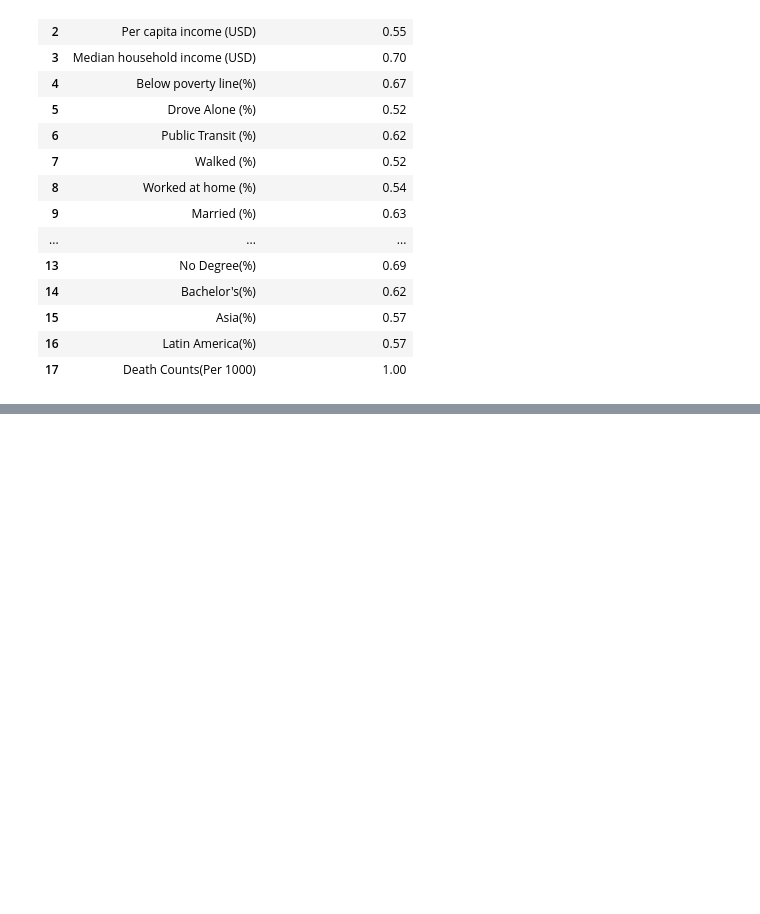
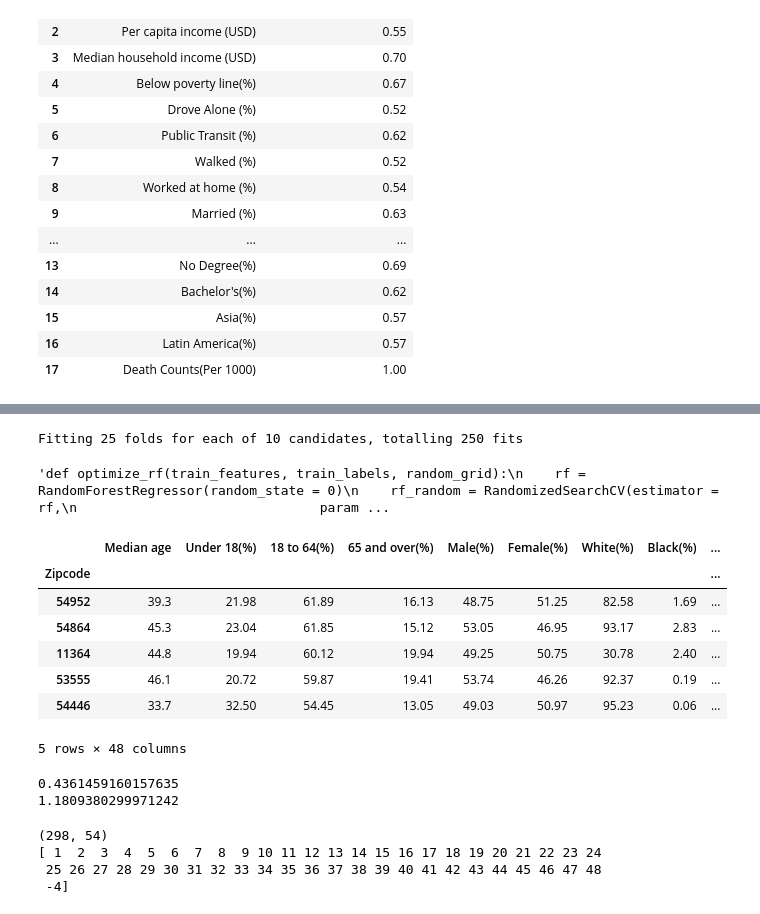
Before and after one commit to uic-cs418/modeling-the-pandemic, a Jupyter notebook: cowen_notebook.ipynb, the cells around one changed output, grey strips where cells are left out. Cells and saved outputs as stored; diff of their text form; code cells hidden in the pictures; blank space fills up the shorter version.

```diff
--- a/cowen_notebook.ipynb
+++ b/cowen_notebook.ipynb
@@ -343,0 +398,50 @@ The lower population zipcodes are mostly on the left side of the plot, suggestin
+# %%
+city_hyperparam_tuning = optimize_rf2(cityX_train, cityy_train.loc[:,"Death Counts(Per 1000)"], random_grid = random_grid)
+# %% [output]
+Fitting 25 folds for each of 10 candidates, totalling 250 fits
+# %%
+import inspect
+inspect.getsource(optimize_rf)
+# %% [output]
+'def optimize_rf(train_features, train_labels, random_grid):\n    rf = RandomForestRegressor(random_state = 0)\n    rf_random = RandomizedSearchCV(estimator = rf,\n                               param ...
+# %%
+X_train.head()
+# %% [output]
+|  | Median age | Under 18(%) | 18 to 64(%) | 65 and over(%) | Male(%) | Female(%) | White(%) | Black(%) | ... |
+| Zipcode |  |  |  |  |  |  |  |  | ... |
+| 54952 | 39.3 | 21.98 | 61.89 | 16.13 | 48.75 | 51.25 | 82.58 | 1.69 | ... |
+| 54864 | 45.3 | 23.04 | 61.85 | 15.12 | 53.05 | 46.95 | 93.17 | 2.83 | ... |
+| 11364 | 44.8 | 19.94 | 60.12 | 19.94 | 49.25 | 50.75 | 30.78 | 2.40 | ... |
+| 53555 | 46.1 | 20.72 | 59.87 | 19.41 | 53.74 | 46.26 | 92.37 | 0.19 | ... |
+| 54446 | 33.7 | 32.50 | 54.45 | 13.05 | 49.03 | 50.97 | 95.23 | 0.06 | ... |
+5 rows × 48 columns
+# %%
+rf_model = rfr_default(X_train, y_train.loc[:,"Death Counts(Per 1000)"])
+
+#Training error
+train_error = abs(rf_model.predict(X_train) - y_train.loc[:,"Death Counts(Per 1000)"])
+test_error = abs(rf_model.predict(X_test) - y_test.loc[:,"Death Counts(Per 1000)"])
+
+print(np.mean(train_error))
+print(np.mean(test_error))
+# %% [output]
+0.4361459160157635
+1.1809380299971242
+# %%
+cityb = bigcities.set_index('Zipcode')
+print(np.shape(cityb))
+idx = np.r_[1:(np.shape(cityb)[1] - 5), -4]
+
+print(idx)
+
+cityc = cityb.iloc[:,idx]
+
+cityfeatures = cityc.iloc[:,:-1]
+citylabels = cityc.iloc[:,-1:]
+
+cityX_train, cityX_test, cityy_train, cityy_test = train_test_split(cityfeatures, citylabels, test_size = 0.2, random_state = 0)
+# %% [output]
+(298, 54)
+[ 1  2  3  4  5  6  7  8  9 10 11 12 13 14 15 16 17 18 19 20 21 22 23 24
+ 25 26 27 28 29 30 31 32 33 34 35 36 37 38 39 40 41 42 43 44 45 46 47 48
+ -4]
```
Also changed, not shown: parts of 22 cells of this notebook, 3 other files.
